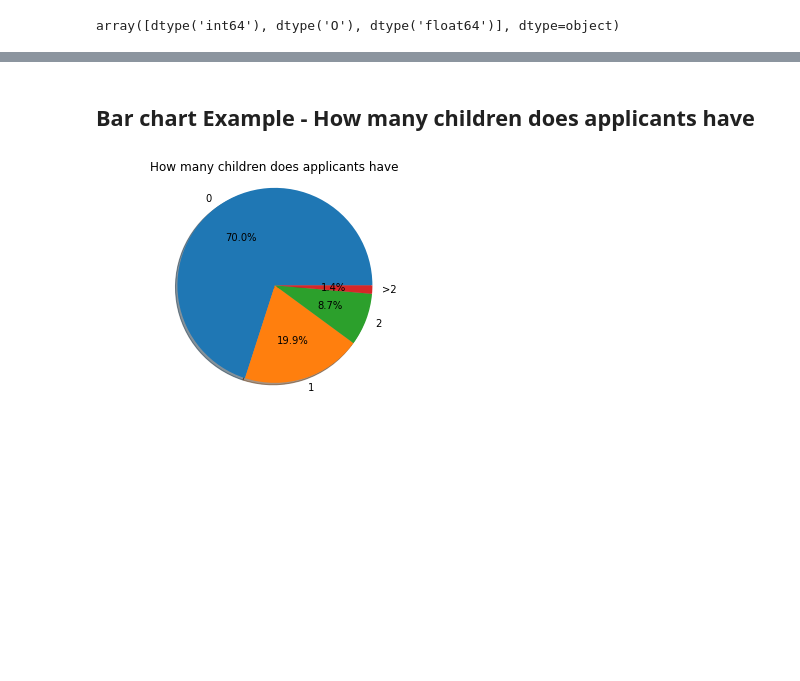
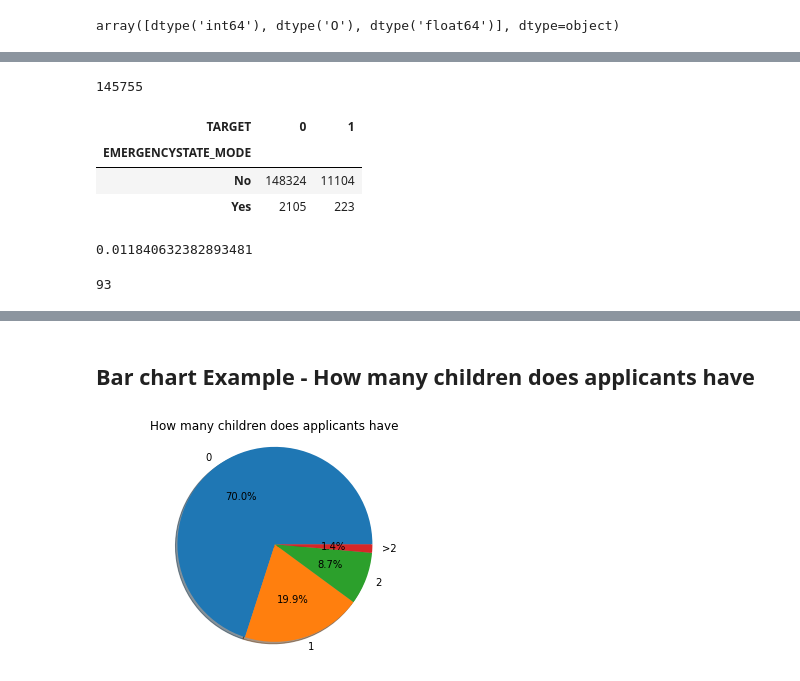
Before and after one commit to cy1355nz/DSGA3001-FinalProject, a Jupyter notebook: leo/draft-2.ipynb, the cells around one changed output, grey strips where cells are left out. Cells and saved outputs as stored; diff of their text form; code cells hidden in the pictures; blank space fills up the shorter version.

Commit message:
missing values

```diff
--- a/leo/draft-2.ipynb
+++ b/leo/draft-2.ipynb
@@ -266,0 +310,20 @@ dtype: object
+# %%
+## the most missing class - flag as unknown - 96391 missing
+## fill missing values with Unknown
+train.isna().sum()['OCCUPATION_TYPE']
+train['OCCUPATION_TYPE'].fillna('Unknown', inplace=True)
+# %%
+## Drop the column - 145755 missing
+## check correlation
+train.isna().sum()['EMERGENCYSTATE_MODE']
+# %% [output]
+145755
+# %%
+confusion_matrix = pd.crosstab(train['EMERGENCYSTATE_MODE'], train['TARGET'])
+# %%
+confusion_matrix
+# %% [output]
+| TARGET | 0 | 1 |
+| EMERGENCYSTATE_MODE |  |  |
+| No | 148324 | 11104 |
+| Yes | 2105 | 223 |
@@ -266,0 +344,4 @@ dtype: object
+# %%
+cramers_corrected_stat(confusion_matrix)
+# %% [output]
+0.011840632382893481
@@ -266,0 +352,4 @@ dtype: object
+# %%
+len(train.columns)
+# %% [output]
+93
```
Also changed, not shown: parts of 28 cells of this notebook.
